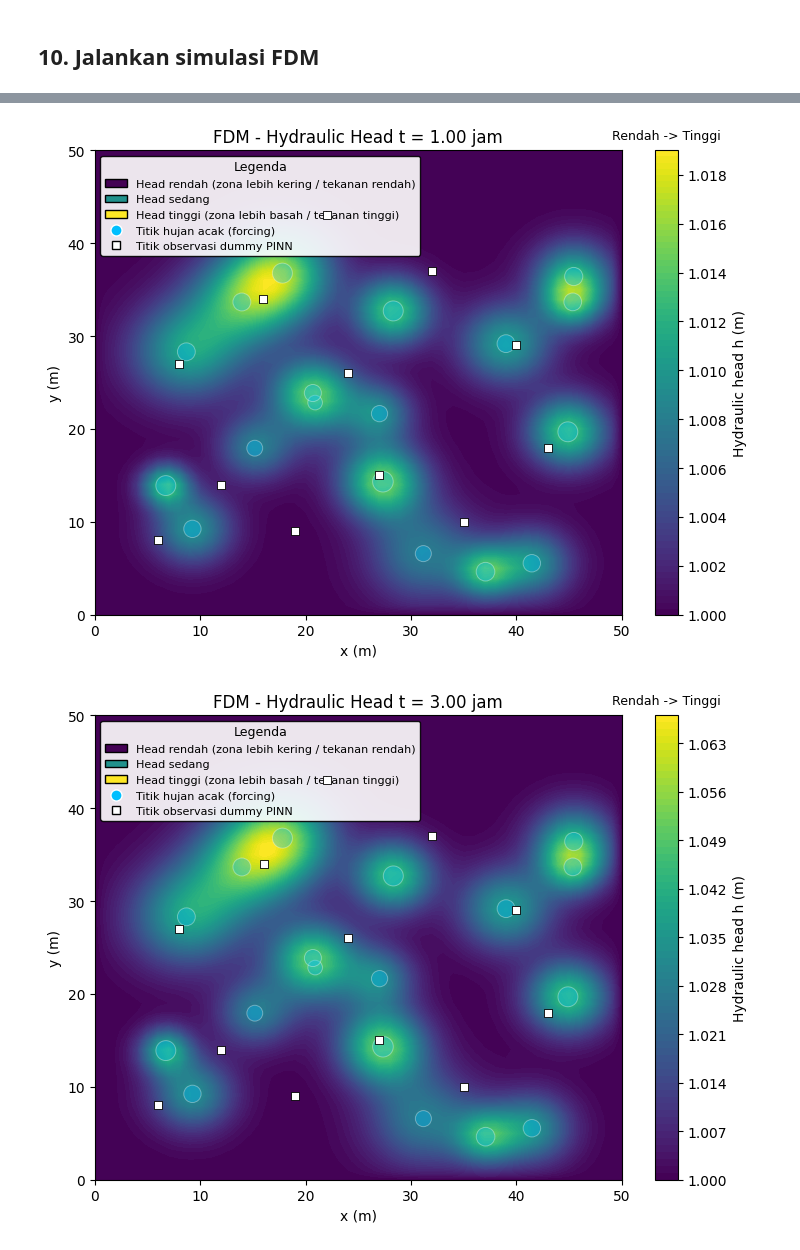
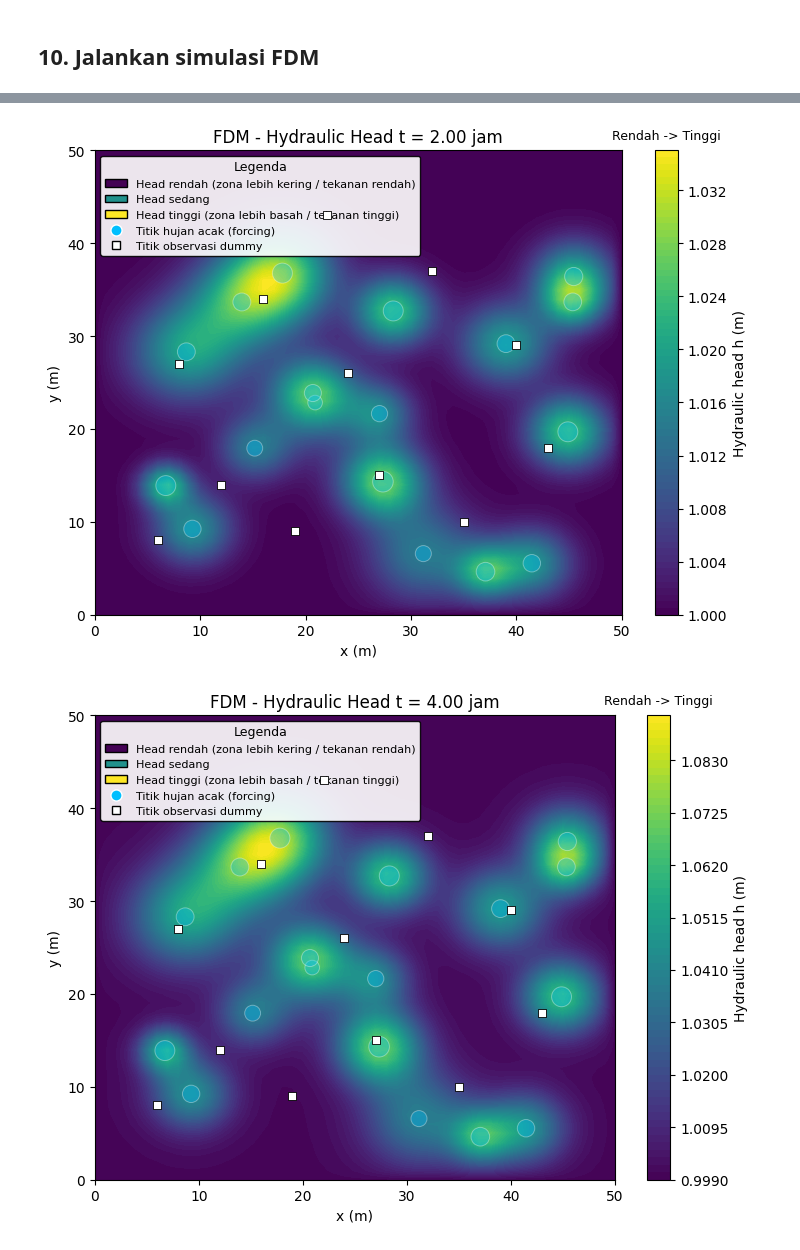
Before and after one commit to alzakaria14/porous-media-flow, a Jupyter notebook: porous_media_flow_pinn_gpu.ipynb, the cells around one changed output, grey strips where cells are left out. Drawn from its saved outputs; the diff is of its cells as text; code cells hidden in the pictures.

```diff
--- a/porous_media_flow_pinn_gpu.ipynb
+++ b/porous_media_flow_pinn_gpu.ipynb
@@ -460,8 +474,9 @@ DUMMY_PINN_DATA_CONFIG = {
     "noise_std_m": 0.003,
     "seed": SEED + 17,
     "note": (
-        "CATATAN: DUMMY_PINN_OBSERVATIONS adalah data dummy untuk training PINN "
-        "pada jam ke-1, 2, dan 3. Ganti dengan data lapangan agar simulasi lebih akurat."
+        "CATATAN: DUMMY_PINN_OBSERVATIONS adalah data dummy pada jam ke-1, ke-2, dan ke-3. "
+        "Data ini dipakai untuk melatih Neural Network dan PINN, lalu model dievaluasi "
+        "untuk memprediksi jam ke-4 s/d ke-6."
     ),
 }
 
@@ -510,11 +525,11 @@ def build_dummy_pinn_observation_data(h_fdm):
 
 def describe_dummy_pinn_observations(obs_data):
     print(obs_data["note"])
-    print("Waktu observasi dummy (jam):", obs_data["times_hours"])
+    print("Waktu observasi dummy untuk training (jam):", obs_data["times_hours"])
     print("Waktu grid FDM yang dipakai (jam):", obs_data["matched_time_hours"])
     print("Koordinat sensor dummy (x, y) [m]:")
     print(np.array2string(obs_data["sensor_points_xy_m"], precision=2, suppress_small=True))
-    print("Head dummy untuk training PINN [m] (baris = jam, kolom = sensor):")
+    print("Head dummy untuk training model berbasis data [m] (baris = jam, kolom = sensor):")
     print(np.array2string(obs_data["observed_head_m"], precision=4, suppress_small=True))
 
 def observation_data_to_torch(obs_data):
@@ -539,4 +554,17 @@ def observation_data_to_torch(obs_data):
         torch.tensor(t_obs, dtype=torch.float32, device=device),
         torch.tensor(h_obs, dtype=torch.float32, device=device),
     )
+
+def initial_condition_grid_to_torch(stride=2):
+    X0 = X[::stride, ::stride]
+    Y0 = Y[::stride, ::stride]
+    H0 = initial_condition_np(X0, Y0)
+    T0 = np.zeros_like(H0)
+
+    return (
+        torch.tensor(X0.reshape(-1, 1), dtype=torch.float32, device=device),
+        torch.tensor(Y0.reshape(-1, 1), dtype=torch.float32, device=device),
+        torch.tensor(T0.reshape(-1, 1), dtype=torch.float32, device=device),
+        torch.tensor(H0.reshape(-1, 1), dtype=torch.float32, device=device),
+    )
 # %% [markdown]
@@ -734,9 +860,8 @@ def _legend_handles(mode='flow'):
     if _observation_points_xy().size:
         handles.append(
             Line2D([0], [0], marker='s', color='black', markerfacecolor='white',
-                   linestyle='None', markersize=6, label='Titik observasi dummy PINN')
+                   linestyle='None', markersize=6, label='Titik observasi dummy')
         )
-
 
     return handles
 
@@ -761,38 +886,44 @@ def plot_result(field, title, vmin=None, vmax=None, cmap=FLOW_CMAP, colorbar_lab
 
     plt.tight_layout()
     plt.show()
+    plt.close()
+    plt.close()
 
-def plot_history(history):
+def plot_history(history, title='Training Loss', label='Total loss'):
     plt.figure(figsize=(7, 4))
-    plt.plot(history, label='Total loss PINN')
+    plt.plot(history, label=label)
     plt.yscale('log')
     plt.xlabel('Epoch')
     plt.ylabel('Loss')
-    plt.title('PINN Training Loss')
+    plt.title(title)
     plt.legend(loc='upper right')
     plt.tight_layout()
     plt.show()
+    plt.close()
+    plt.close()
 # %% [markdown]
 ## 10. Jalankan simulasi FDM
 # %%
 # Jalankan FDM
 h_fdm = solve_fdm()
 
-# Bangun data dummy observasi untuk training PINN
+print(f"Semua simulasi memakai kejadian hujan aktif selama 0.0 sampai {T_end:.1f} jam.")
+
+# Bangun data dummy observasi untuk training model berbasis data
 DUMMY_PINN_OBSERVATIONS = build_dummy_pinn_observation_data(h_fdm)
 describe_dummy_pinn_observations(DUMMY_PINN_OBSERVATIONS)
 
 # Plot forcing hujan multi-titik
 plot_result(
-    rainfall_source_np(X, Y, 1.5),
-    "Forcing hujan multi-titik t = 1.50 jam",
+    rainfall_source_np(X, Y, 4.5),
+    "Forcing hujan multi-titik t = 4.50 jam",
     cmap='Blues',
     colorbar_label='Infiltrasi hujan R (m/jam)',
     legend_mode='rain',
 )
 
 # Snapshot FDM
-snapshot_hours = [0.0, 1.0, 3.0, T_end]
+snapshot_hours = [0.0, 2.0, 4.0, T_end]
 for t_plot in snapshot_hours:
     idx_plot = nearest_time_index(t_plot)
     plot_result(h_fdm[idx_plot], f"FDM - Hydraulic Head t = {t_arr[idx_plot]:.2f} jam")
@@ -819,2 +950,2 @@ Koordinat sensor dummy (x, y) [m]:
-[figure, old version]
+[figure, new version]
-[figure, old version]
+[figure, new version]
```
Also changed, not shown: parts of 21 cells of this notebook, 2 other files.
